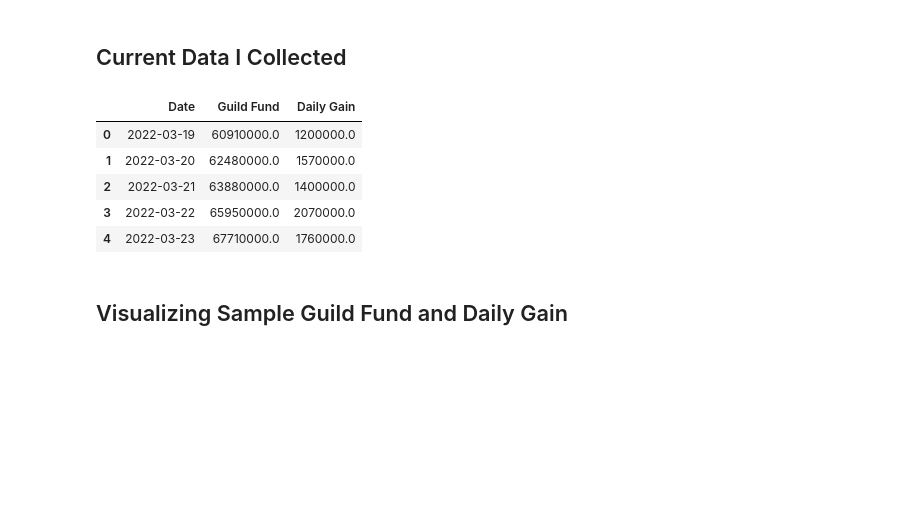
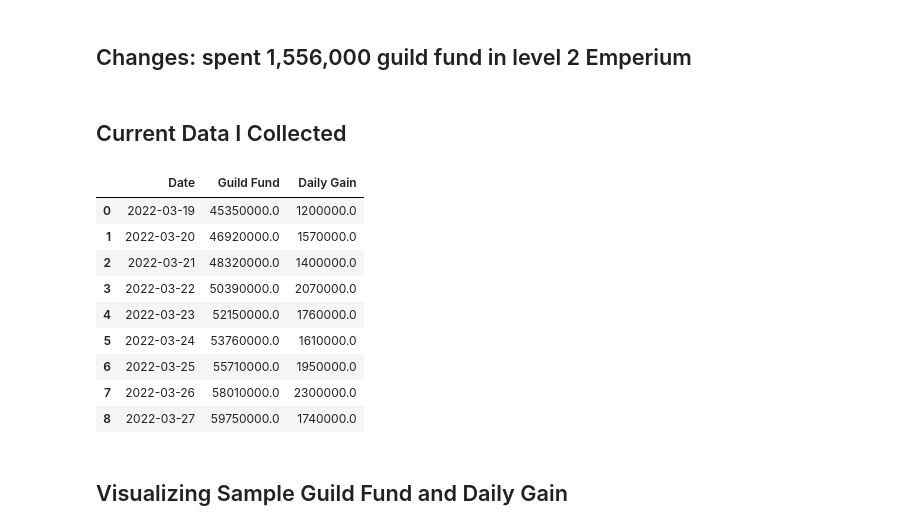
Before and after one commit to dlai211/personal, a Jupyter notebook: RO_genesis/Guild.ipynb, the cells around one changed output. Drawn from its saved outputs; the diff is of its cells as text; code cells hidden in the pictures; blank space fills up the shorter version.

```diff
--- a/RO_genesis/Guild.ipynb
+++ b/RO_genesis/Guild.ipynb
@@ -4,23 +6,30 @@ import matplotlib.pyplot as plt
 import csv
 import plotly.express as px
 import pandas as pd
+# %% [markdown]
+## Changes: spent 1,556,000 guild fund in level 2 Emperium
 # %% [markdown]
 ## Current Data I Collected
 # %%
-guild_fund = [6.091e7, 6.248e7, 6.388e7, 6.595e7, 6.771e7]
+guild_fund = [6.091e7, 6.248e7, 6.388e7, 6.595e7, 6.771e7, 6.932e7, 7.127e7, 7.357e7, 7.531e7]
+guild_fund = [i-1.556e7 for i in guild_fund]
 diff = np.diff(guild_fund).tolist()
 num_day = len(guild_fund)
 diff.insert(0,1.2e6)
 data = {'Date': pd.date_range("3/19/2022", periods=num_day), 'Guild Fund': guild_fund, 'Daily Gain': diff}
 df = pd.DataFrame(data, index=None)
 df
 # %% [output]
 |  | Date | Guild Fund | Daily Gain |
-| 0 | 2022-03-19 | 60910000.0 | 1200000.0 |
-| 1 | 2022-03-20 | 62480000.0 | 1570000.0 |
-| 2 | 2022-03-21 | 63880000.0 | 1400000.0 |
-| 3 | 2022-03-22 | 65950000.0 | 2070000.0 |
-| 4 | 2022-03-23 | 67710000.0 | 1760000.0 |
+| 0 | 2022-03-19 | 45350000.0 | 1200000.0 |
+| 1 | 2022-03-20 | 46920000.0 | 1570000.0 |
+| 2 | 2022-03-21 | 48320000.0 | 1400000.0 |
+| 3 | 2022-03-22 | 50390000.0 | 2070000.0 |
+| 4 | 2022-03-23 | 52150000.0 | 1760000.0 |
+| 5 | 2022-03-24 | 53760000.0 | 1610000.0 |
+| 6 | 2022-03-25 | 55710000.0 | 1950000.0 |
+| 7 | 2022-03-26 | 58010000.0 | 2300000.0 |
+| 8 | 2022-03-27 | 59750000.0 | 1740000.0 |
 # %% [markdown]
 ## Visualizing Sample Guild Fund and Daily Gain
 # %%
```
Also changed, not shown: parts of 3 cells of this notebook.
